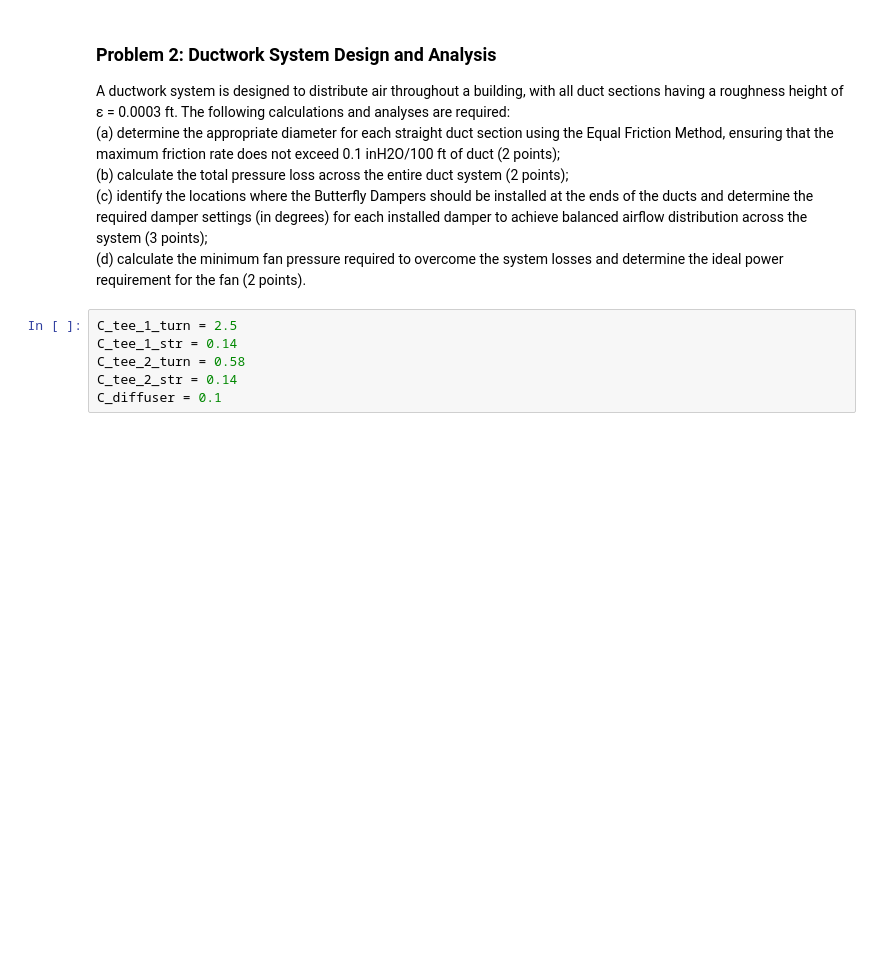
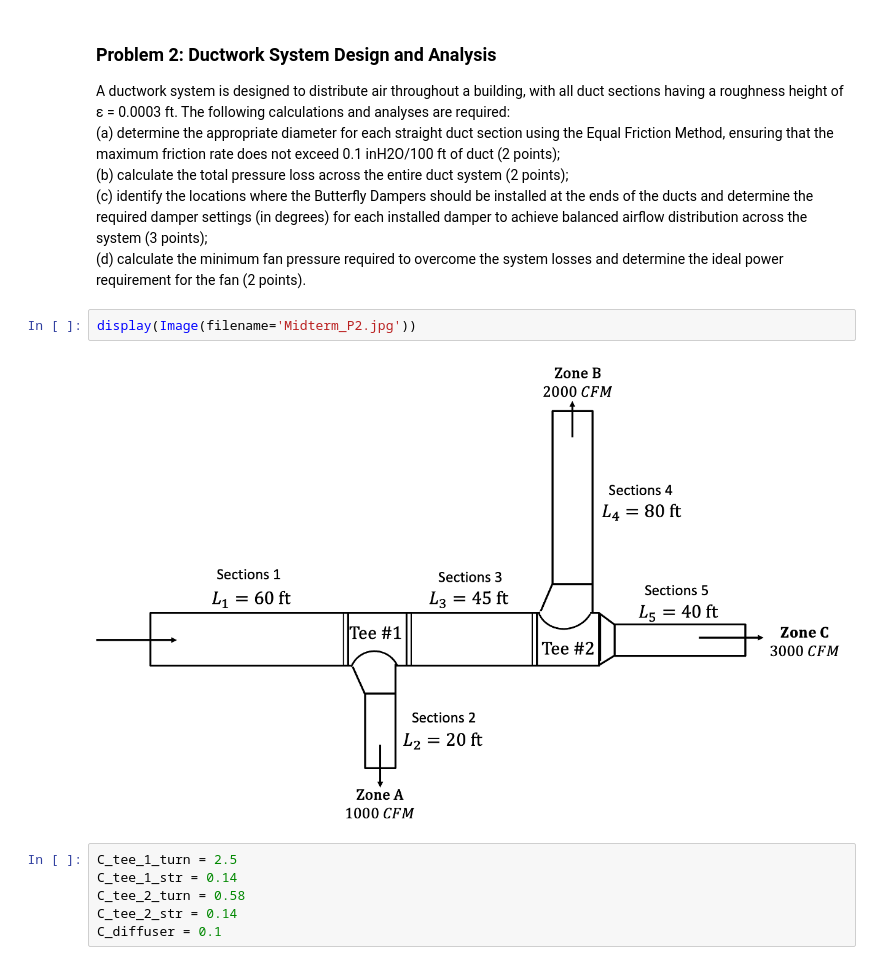
Before and after one commit to JieMa1202/CE414, a Jupyter notebook: Homework/Exam.ipynb, the cells around one changed output. Saved outputs shown, nothing was run; the diff lists cells and outputs as text; blank space fills up the shorter version.

```diff
--- a/Homework/Exam.ipynb
+++ b/Homework/Exam.ipynb
@@ -78,6 +91,10 @@ A ductwork system is designed to distribute air throughout a building, with all
 (b) calculate the total pressure loss across the entire duct system (2 points);\
 (c) identify the locations where the Butterfly Dampers should be installed at the ends of the ducts and determine the required damper settings (in degrees) for each installed damper to achieve balanced airflow distribution across the system (3 points);\
 (d) calculate the minimum fan pressure required to overcome the system losses and determine the ideal power requirement for the fan (2 points).
+# %%
+display(Image(filename='Midterm_P2.jpg'))
+# %% [output]
+[figure, added]
 # %%
 C_tee_1_turn = 2.5
 C_tee_1_str = 0.14
```
Also changed, not shown: parts of 3 cells of this notebook, 2 other files.
